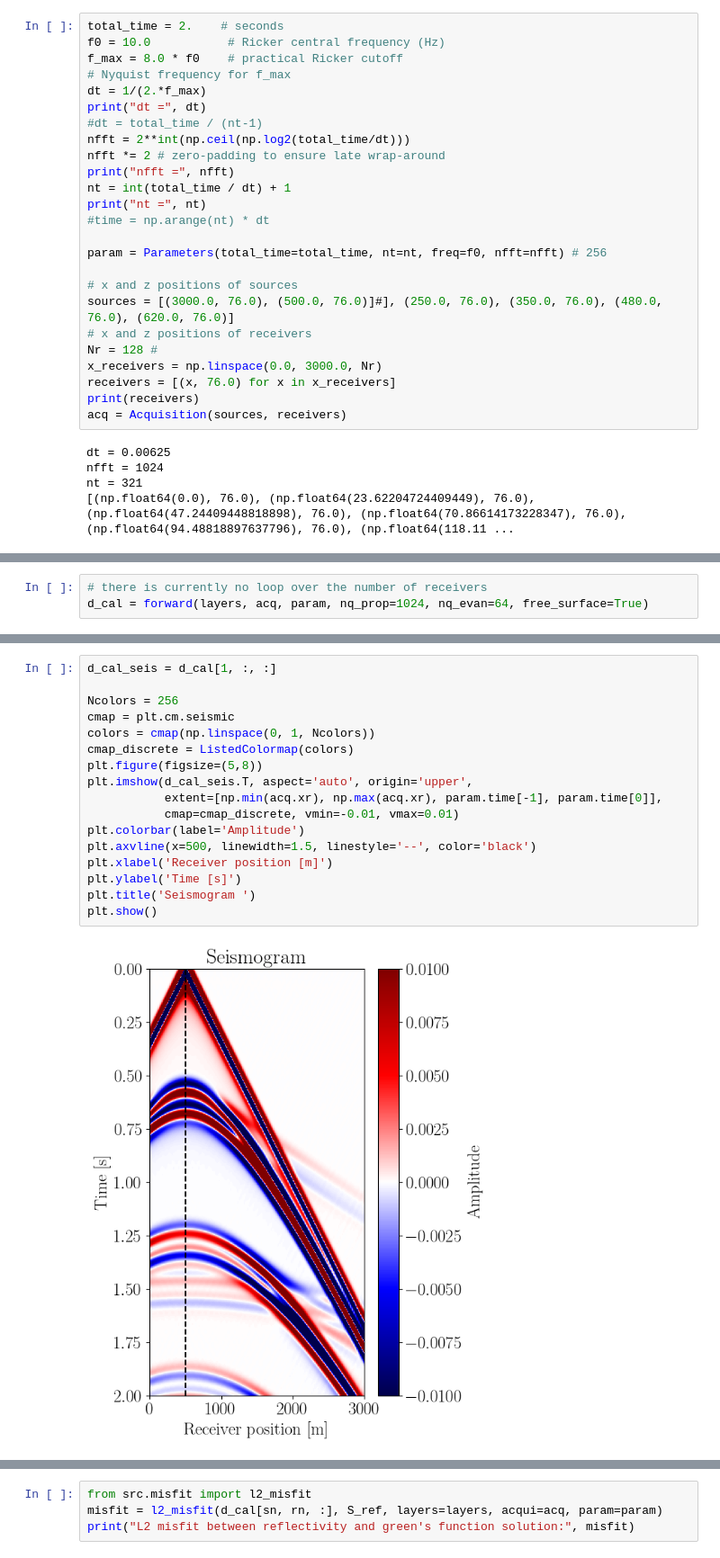
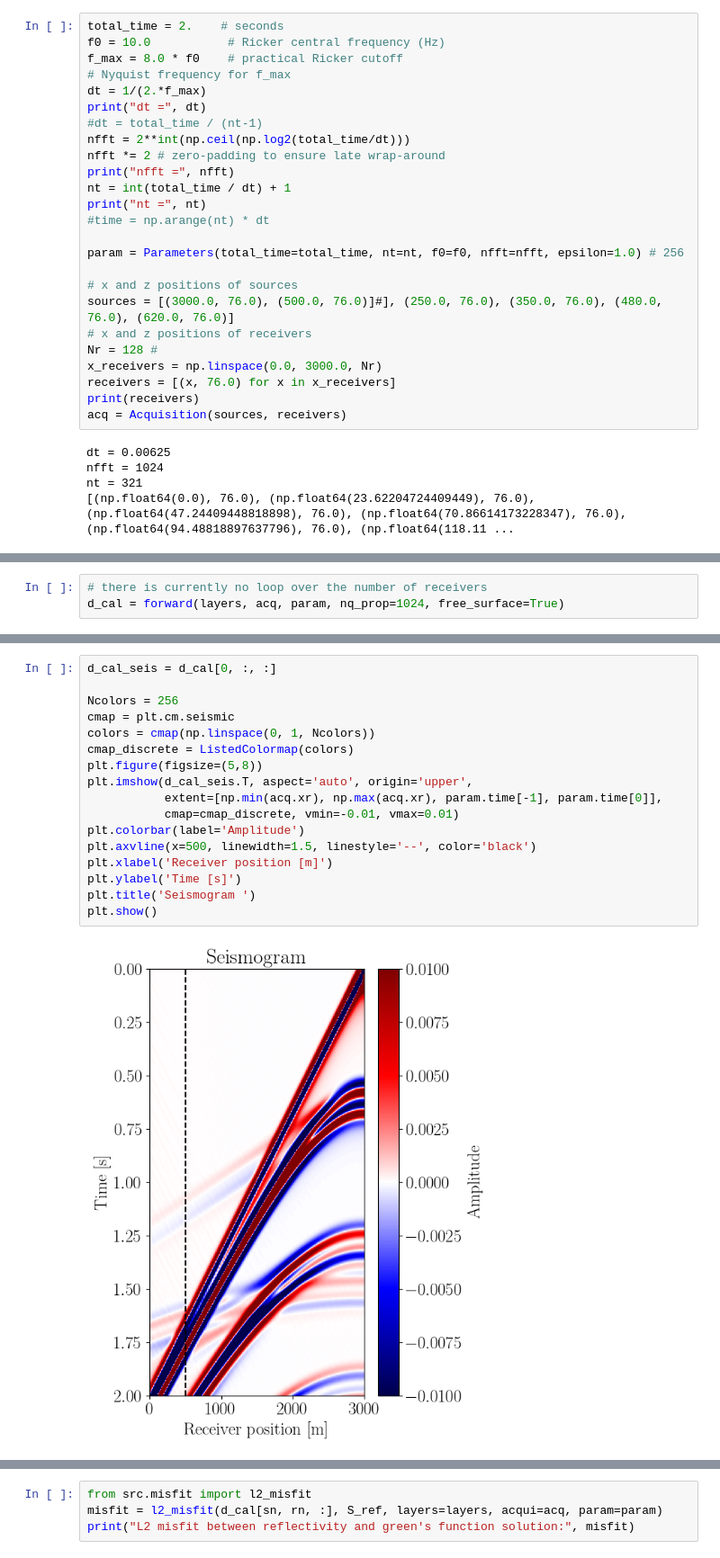
Before and after one commit to pmarchne/reflectivity-acoustic, a Jupyter notebook: notebooks/seismogram.ipynb, the cells around one changed output, grey strips where cells are left out. Shown at 90% size. Saved outputs shown, nothing was run; the diff lists cells and outputs as text.

```diff
--- a/notebooks/seismogram.ipynb
+++ b/notebooks/seismogram.ipynb
@@ -140,7 +86,7 @@ nt = int(total_time / dt) + 1
 print("nt =", nt)
 #time = np.arange(nt) * dt
 
-param = Parameters(total_time=total_time, nt=nt, freq=f0, nfft=nfft) # 256
+param = Parameters(total_time=total_time, nt=nt, f0=f0, nfft=nfft, epsilon=1.0) # 256
 
 # x and z positions of sources
 sources = [(3000.0, 76.0), (500.0, 76.0)]#], (250.0, 76.0), (350.0, 76.0), (480.0, 76.0), (620.0, 76.0)]
@@ -190,4 +189,4 @@ plt.show()
 # %%
 # there is currently no loop over the number of receivers
-d_cal = forward(layers, acq, param, nq_prop=1024, nq_evan=64, free_surface=True)
+d_cal = forward(layers, acq, param, nq_prop=1024, free_surface=True)
 # %% [output]
@@ -203,22 +204,22 @@ kx quadrature elapsed: 70.72 s
 # %%
-d_cal_seis = d_cal[1, :, :]
+d_cal_seis = d_cal[0, :, :]
 
 Ncolors = 256
 cmap = plt.cm.seismic
 colors = cmap(np.linspace(0, 1, Ncolors))
 cmap_discrete = ListedColormap(colors)
 plt.figure(figsize=(5,8))
 plt.imshow(d_cal_seis.T, aspect='auto', origin='upper',
            extent=[np.min(acq.xr), np.max(acq.xr), param.time[-1], param.time[0]],
            cmap=cmap_discrete, vmin=-0.01, vmax=0.01)
 plt.colorbar(label='Amplitude')
 plt.axvline(x=500, linewidth=1.5, linestyle='--', color='black')
 plt.xlabel('Receiver position [m]')
 plt.ylabel('Time [s]')
 plt.title('Seismogram ')
 plt.show()
 # %% [output]
-[figure, old version]
+[figure, new version]
 # %%
 # validation with green's function in frequency domain
 rn = 6
```
Also changed, not shown: parts of 9 cells of this notebook, 13 other files.
